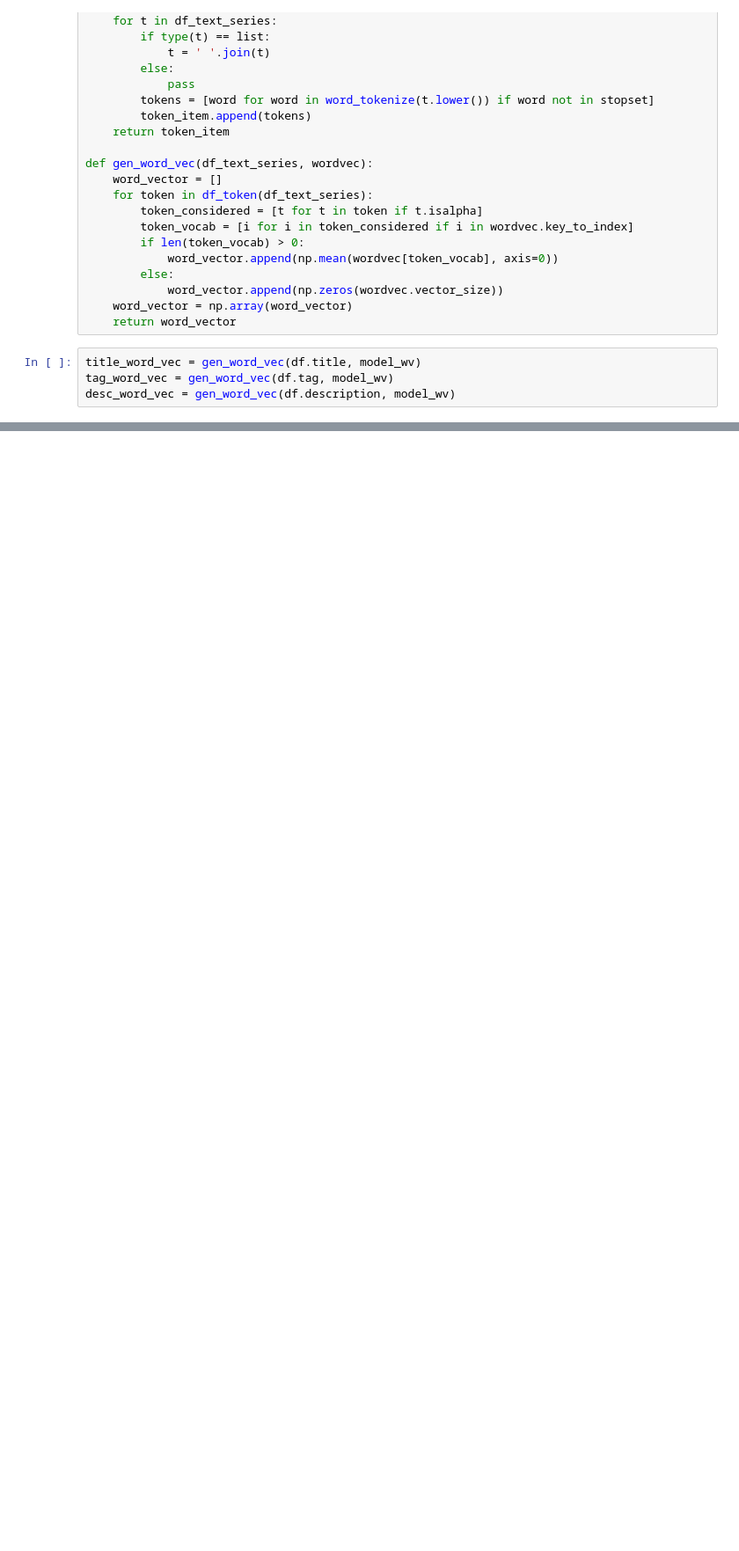
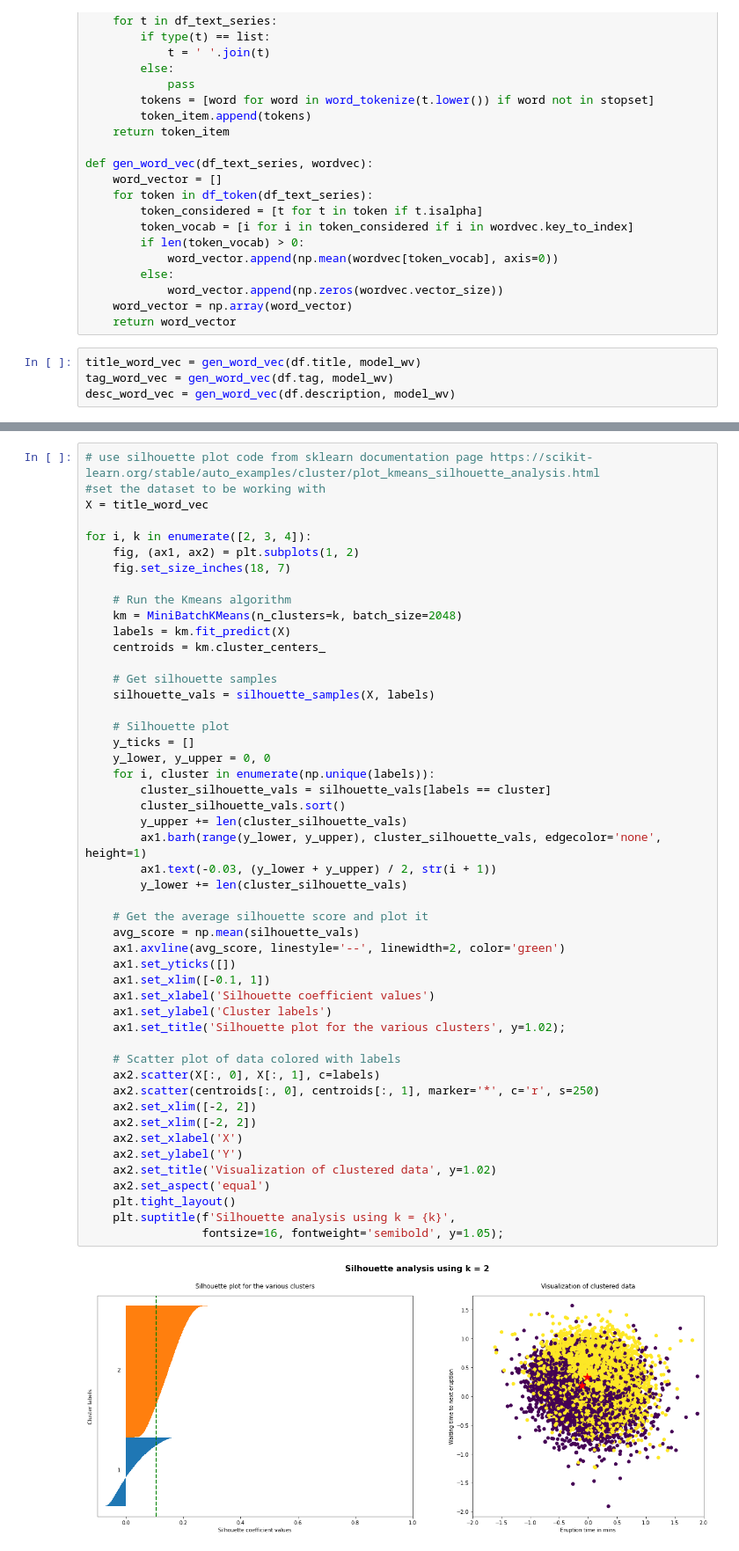
Before and after one commit to ajinkyabhanudas/SIADS696, a Jupyter notebook: EDA_Poom.ipynb, the cells around one changed output, grey strips where cells are left out. Shown: that part at 88% size. Saved outputs shown, nothing was run; the diff lists cells and outputs as text; blank space fills up the shorter version.

```diff
--- a/EDA_Poom.ipynb
+++ b/EDA_Poom.ipynb
@@ -148,0 +180,51 @@ df.sample(3)
+# %%
+# use silhouette plot code from sklearn documentation page https://scikit-learn.org/stable/auto_examples/cluster/plot_kmeans_silhouette_analysis.html
+#set the dataset to be working with
+X = title_word_vec
+
+for i, k in enumerate([2, 3, 4]):
+    fig, (ax1, ax2) = plt.subplots(1, 2)
+    fig.set_size_inches(18, 7)
+
+    # Run the Kmeans algorithm
+    km = MiniBatchKMeans(n_clusters=k, batch_size=2048)
+    labels = km.fit_predict(X)
+    centroids = km.cluster_centers_
+
+    # Get silhouette samples
+    silhouette_vals = silhouette_samples(X, labels)
+
+    # Silhouette plot
+    y_ticks = []
+    y_lower, y_upper = 0, 0
+    for i, cluster in enumerate(np.unique(labels)):
+        cluster_silhouette_vals = silhouette_vals[labels == cluster]
+        cluster_silhouette_vals.sort()
+        y_upper += len(cluster_silhouette_vals)
+        ax1.barh(range(y_lower, y_upper), cluster_silhouette_vals, edgecolor='none', height=1)
+        ax1.text(-0.03, (y_lower + y_upper) / 2, str(i + 1))
+        y_lower += len(cluster_silhouette_vals)
+
+    # Get the average silhouette score and plot it
+    avg_score = np.mean(silhouette_vals)
+    ax1.axvline(avg_score, linestyle='--', linewidth=2, color='green')
+    ax1.set_yticks([])
+    ax1.set_xlim([-0.1, 1])
+    ax1.set_xlabel('Silhouette coefficient values')
+    ax1.set_ylabel('Cluster labels')
+    ax1.set_title('Silhouette plot for the various clusters', y=1.02);
+
+    # Scatter plot of data colored with labels
+    ax2.scatter(X[:, 0], X[:, 1], c=labels)
+    ax2.scatter(centroids[:, 0], centroids[:, 1], marker='*', c='r', s=250)
+    ax2.set_xlim([-2, 2])
+    ax2.set_xlim([-2, 2])
+    ax2.set_xlabel('X')
+    ax2.set_ylabel('Y')
+    ax2.set_title('Visualization of clustered data', y=1.02)
+    ax2.set_aspect('equal')
+    plt.tight_layout()
+    plt.suptitle(f'Silhouette analysis using k = {k}',
+                 fontsize=16, fontweight='semibold', y=1.05);
+# %% [output]
+[figure, added]
```
Also changed, not shown: parts of 8 cells of this notebook.
